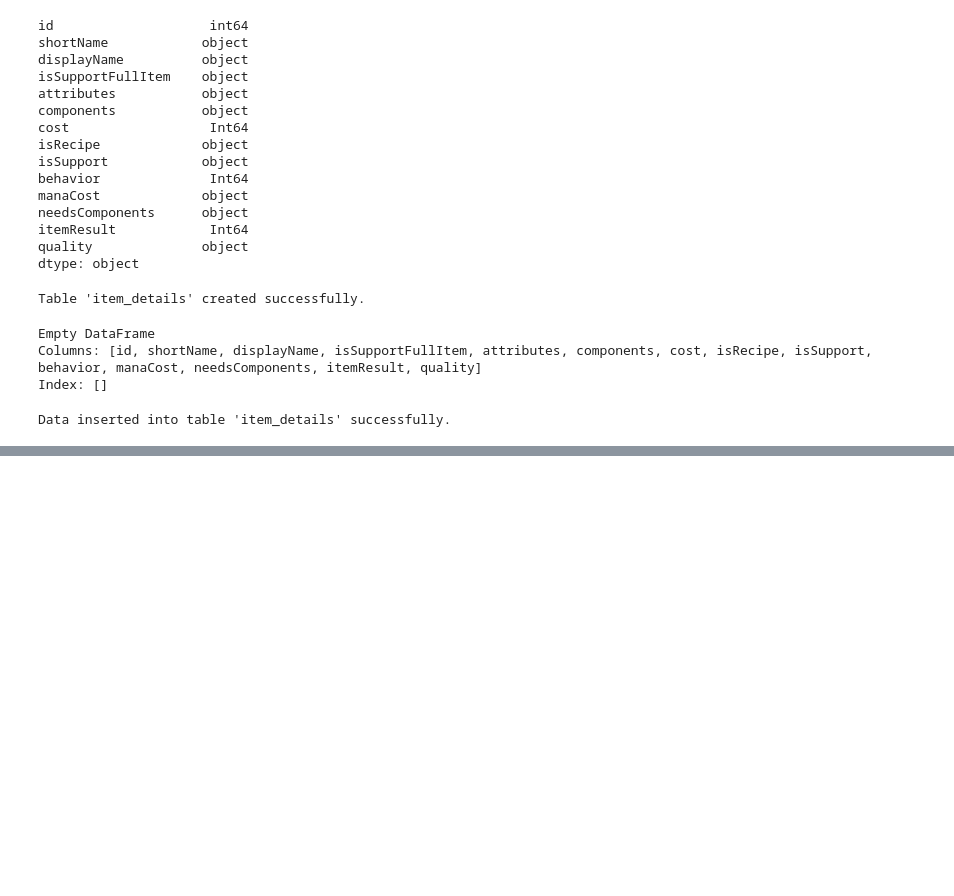
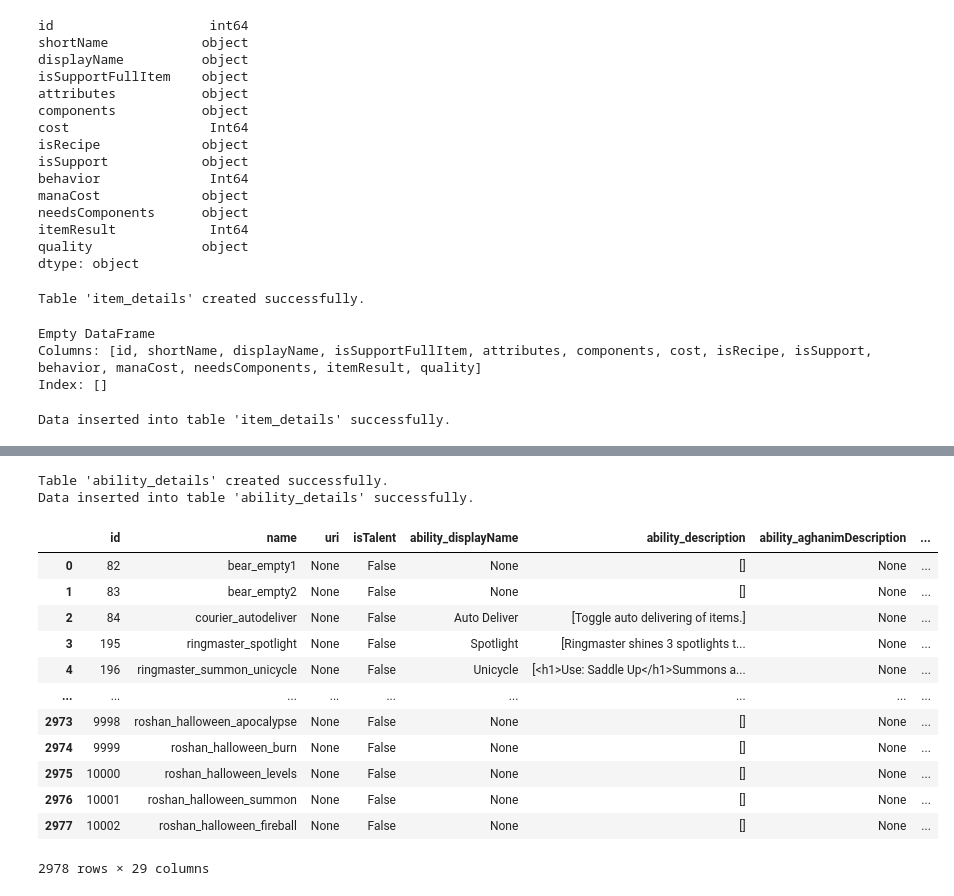
Before and after one commit to b-bige/dota-analytics, a Jupyter notebook: src/constants.ipynb, the cells around one changed output, grey strips where cells are left out. Drawn from its saved outputs; the diff is of its cells as text; code cells hidden in the pictures; blank space fills up the shorter version.

Commit message:
Saved hero and ability data from stratz and deleted opendota old ones

```diff
--- a/src/constants.ipynb
+++ b/src/constants.ipynb
@@ -277,0 +434,38 @@ Data inserted into table 'item_details' successfully.
+# %%
+def clean_lists(val):
+    if isinstance(val, list):
+        return ", ".join(map(str, val))
+    return val
+
+df_abilities = pd.DataFrame(res)
+abilities_language = pd.json_normalize(df_abilities['language'])
+new_cols = ['ability_' + colname for colname in abilities_language.columns]
+rename_dict = {old_col: new_col for old_col, new_col in zip(abilities_language.columns, new_cols)}
+abilities_language = abilities_language.rename(rename_dict, axis=1)
+df_abilities = pd.concat([df_abilities, abilities_language], axis=1).drop('language', axis=1)
+ability_stats = pd.json_normalize(df_abilities['stat']).drop('abilityId', axis=1)
+df_abilities = pd.concat([df_abilities, ability_stats], axis=1).drop(['stat', 'attributes'], axis=1)
+list_cols = ['duration', 'damage', 'castPoint', 'castRange', 'channelTime', 'manaCost', 'cooldown']
+for col in list_cols:
+    df_abilities[col] = df_abilities[col].apply(clean_lists)
+dbf.create_table_from_df(df_abilities, 'ability_details', conn_str)
+dbf.insert_df_into_table(df_abilities, 'ability_details', conn_str)
+# %% [output]
+Table 'ability_details' created successfully.
+Data inserted into table 'ability_details' successfully.
+# %%
+df_abilities
+# %% [output]
+|  | id | name | uri | isTalent | ability_displayName | ability_description | ability_aghanimDescription | ... |
+| 0 | 82 | bear_empty1 | None | False | None | [] | None | ... |
+| 1 | 83 | bear_empty2 | None | False | None | [] | None | ... |
+| 2 | 84 | courier_autodeliver | None | False | Auto Deliver | [Toggle auto delivering of items.] | None | ... |
+| 3 | 195 | ringmaster_spotlight | None | False | Spotlight | [Ringmaster shines 3 spotlights t... | None | ... |
+| 4 | 196 | ringmaster_summon_unicycle | None | False | Unicycle | [<h1>Use: Saddle Up</h1>Summons a... | None | ... |
+| ... | ... | ... | ... | ... | ... | ... | ... | ... |
+| 2973 | 9998 | roshan_halloween_apocalypse | None | False | None | [] | None | ... |
+| 2974 | 9999 | roshan_halloween_burn | None | False | None | [] | None | ... |
+| 2975 | 10000 | roshan_halloween_levels | None | False | None | [] | None | ... |
+| 2976 | 10001 | roshan_halloween_summon | None | False | None | [] | None | ... |
+| 2977 | 10002 | roshan_halloween_fireball | None | False | None | [] | None | ... |
+2978 rows × 29 columns
```
Also changed, not shown: parts of 5 cells of this notebook, 2 other files.
